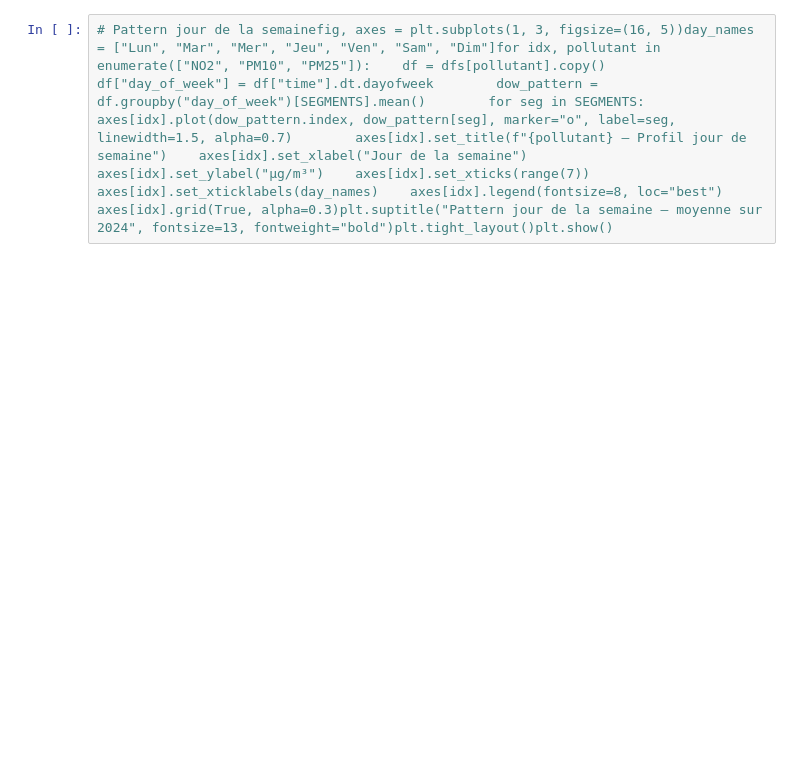
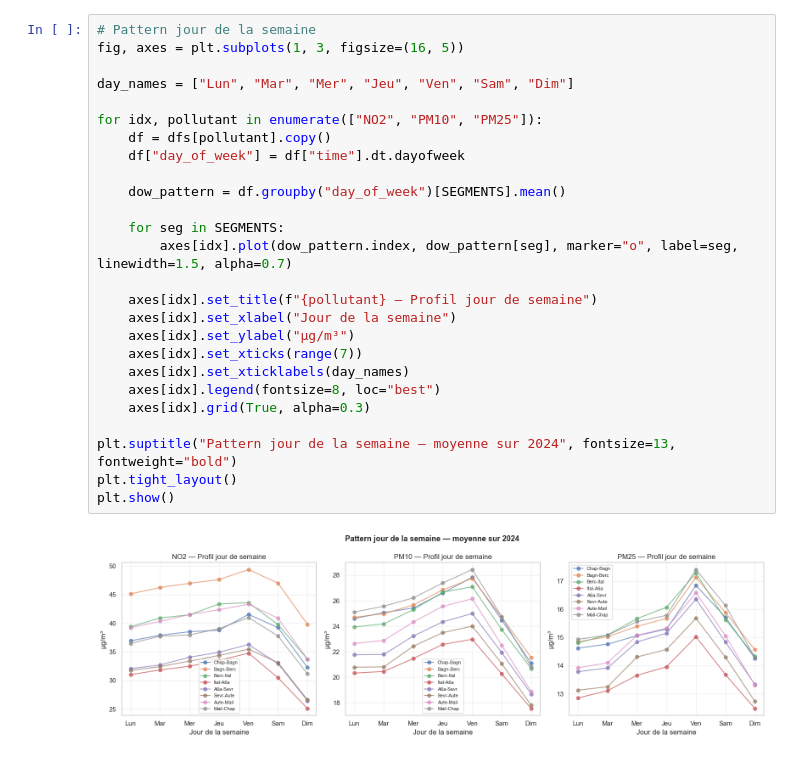
Before and after one commit to Mouhoub-MERDAS-data/projet_etudes_M2_Paris, a Jupyter notebook: notebooks/01_exploration_pollution_2024.ipynb, the cells around one changed output. Drawn from its saved outputs; the diff is of its cells as text; blank space fills up the shorter version.

```diff
--- a/notebooks/01_exploration_pollution_2024.ipynb
+++ b/notebooks/01_exploration_pollution_2024.ipynb
@@ -17,3 +215,29 @@ import pandas as pdimport numpy as npimport matplotlib.pyplot as pltimport seabo
 # %%
-# Pattern jour de la semainefig, axes = plt.subplots(1, 3, figsize=(16, 5))day_names = ["Lun", "Mar", "Mer", "Jeu", "Ven", "Sam", "Dim"]for idx, pollutant in enumerate(["NO2", "PM10", "PM25"]):    df = dfs[pollutant].copy()    df["day_of_week"] = df["time"].dt.dayofweek        dow_pattern = df.groupby("day_of_week")[SEGMENTS].mean()        for seg in SEGMENTS:        axes[idx].plot(dow_pattern.index, dow_pattern[seg], marker="o", label=seg, linewidth=1.5, alpha=0.7)        axes[idx].set_title(f"{pollutant} — Profil jour de semaine")    axes[idx].set_xlabel("Jour de la semaine")    axes[idx].set_ylabel("µg/m³")    axes[idx].set_xticks(range(7))    axes[idx].set_xticklabels(day_names)    axes[idx].legend(fontsize=8, loc="best")    axes[idx].grid(True, alpha=0.3)plt.suptitle("Pattern jour de la semaine — moyenne sur 2024", fontsize=13, fontweight="bold")plt.tight_layout()plt.show()
+# Pattern jour de la semaine
+fig, axes = plt.subplots(1, 3, figsize=(16, 5))
+
+day_names = ["Lun", "Mar", "Mer", "Jeu", "Ven", "Sam", "Dim"]
+
+for idx, pollutant in enumerate(["NO2", "PM10", "PM25"]):
+    df = dfs[pollutant].copy()
+    df["day_of_week"] = df["time"].dt.dayofweek
+
+    dow_pattern = df.groupby("day_of_week")[SEGMENTS].mean()
+
+    for seg in SEGMENTS:
+        axes[idx].plot(dow_pattern.index, dow_pattern[seg], marker="o", label=seg, linewidth=1.5, alpha=0.7)
+
+    axes[idx].set_title(f"{pollutant} — Profil jour de semaine")
+    axes[idx].set_xlabel("Jour de la semaine")
+    axes[idx].set_ylabel("µg/m³")
+    axes[idx].set_xticks(range(7))
+    axes[idx].set_xticklabels(day_names)
+    axes[idx].legend(fontsize=8, loc="best")
+    axes[idx].grid(True, alpha=0.3)
+
+plt.suptitle("Pattern jour de la semaine — moyenne sur 2024", fontsize=13, fontweight="bold")
+plt.tight_layout()
+plt.show()
+# %% [output]
+[figure, added]
 # %%
```
Also changed, not shown: parts of 14 cells of this notebook, 4 other files.
